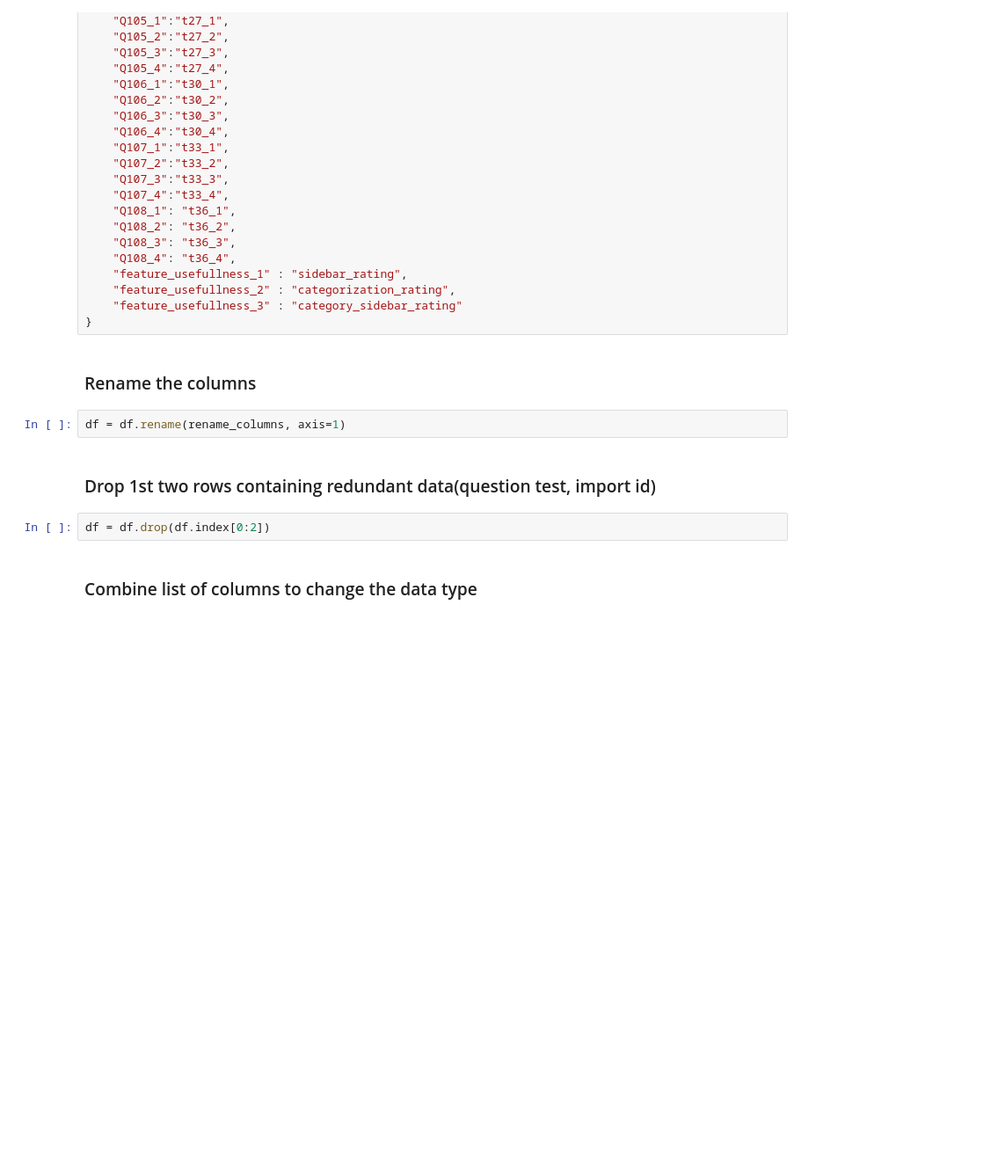
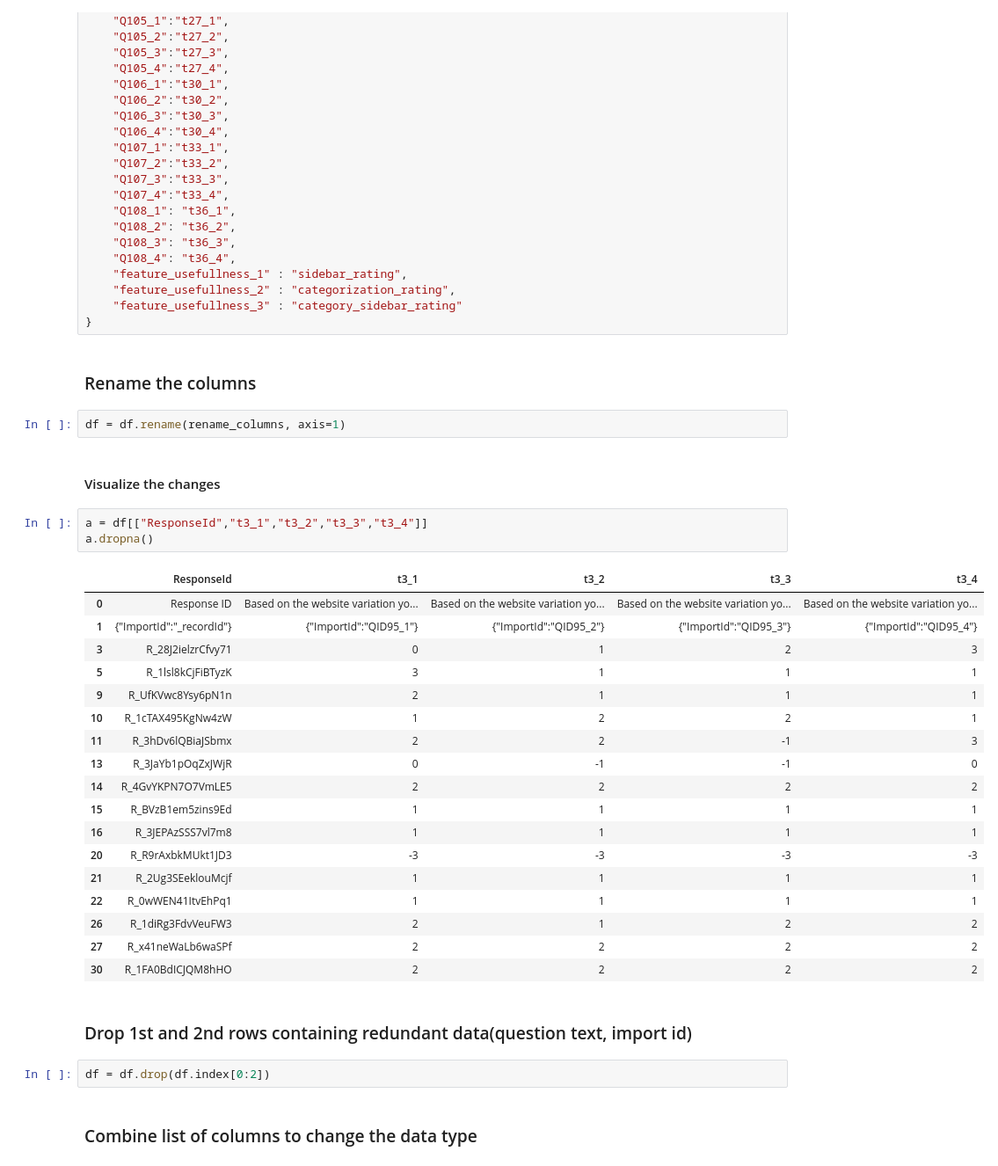
Before and after one commit to dheeraj-sn/qualtrics_data_cleaning, a Jupyter notebook: qualtrics_data_cleaning.ipynb, the cells around one changed output. Shown: that part at 88% size. Saved outputs shown, nothing was run; the diff lists cells and outputs as text; blank space fills up the shorter version.

Commit message:
cleaned data on latest and renamed IV2

```diff
--- a/qualtrics_data_cleaning.ipynb
+++ b/qualtrics_data_cleaning.ipynb
@@ -99,8 +99,32 @@ rename_columns = {
 ### Rename the columns
 # %%
 df = df.rename(rename_columns, axis=1)
+# %% [markdown]
+#### Visualize the changes
+# %%
+a = df[["ResponseId","t3_1","t3_2","t3_3","t3_4"]]
+a.dropna()
+# %% [output]
+|  | ResponseId | t3_1 | t3_2 | t3_3 | t3_4 |
+| 0 | Response ID | Based on the website variation yo... | Based on the website variation yo... | Based on the website variation yo... | Based on the website variation yo... |
+| 1 | {"ImportId":"_recordId"} | {"ImportId":"QID95_1"} | {"ImportId":"QID95_2"} | {"ImportId":"QID95_3"} | {"ImportId":"QID95_4"} |
+| 3 | R_28J2ielzrCfvy71 | 0 | 1 | 2 | 3 |
+| 5 | R_1lsl8kCjFiBTyzK | 3 | 1 | 1 | 1 |
+| 9 | R_UfKVwc8Ysy6pN1n | 2 | 1 | 1 | 1 |
+| 10 | R_1cTAX495KgNw4zW | 1 | 2 | 2 | 1 |
+| 11 | R_3hDv6lQBiaJSbmx | 2 | 2 | -1 | 3 |
+| 13 | R_3JaYb1pOqZxJWjR | 0 | -1 | -1 | 0 |
+| 14 | R_4GvYKPN7O7VmLE5 | 2 | 2 | 2 | 2 |
+| 15 | R_BVzB1em5zins9Ed | 1 | 1 | 1 | 1 |
+| 16 | R_3JEPAzSSS7vl7m8 | 1 | 1 | 1 | 1 |
+| 20 | R_R9rAxbkMUkt1JD3 | -3 | -3 | -3 | -3 |
+| 21 | R_2Ug3SEeklouMcjf | 1 | 1 | 1 | 1 |
+| 22 | R_0wWEN41ItvEhPq1 | 1 | 1 | 1 | 1 |
+| 26 | R_1diRg3FdvVeuFW3 | 2 | 1 | 2 | 2 |
+| 27 | R_x41neWaLb6waSPf | 2 | 2 | 2 | 2 |
+| 30 | R_1FA0BdICJQM8hHO | 2 | 2 | 2 | 2 |
 # %% [markdown]
-### Drop 1st two rows containing redundant data(question test, import id)
+### Drop 1st and 2nd rows containing redundant data(question text, import id)
 # %%
 df = df.drop(df.index[0:2])
 # %% [markdown]
```
Also changed, not shown: parts of 10 cells of this notebook, 1 other file.
